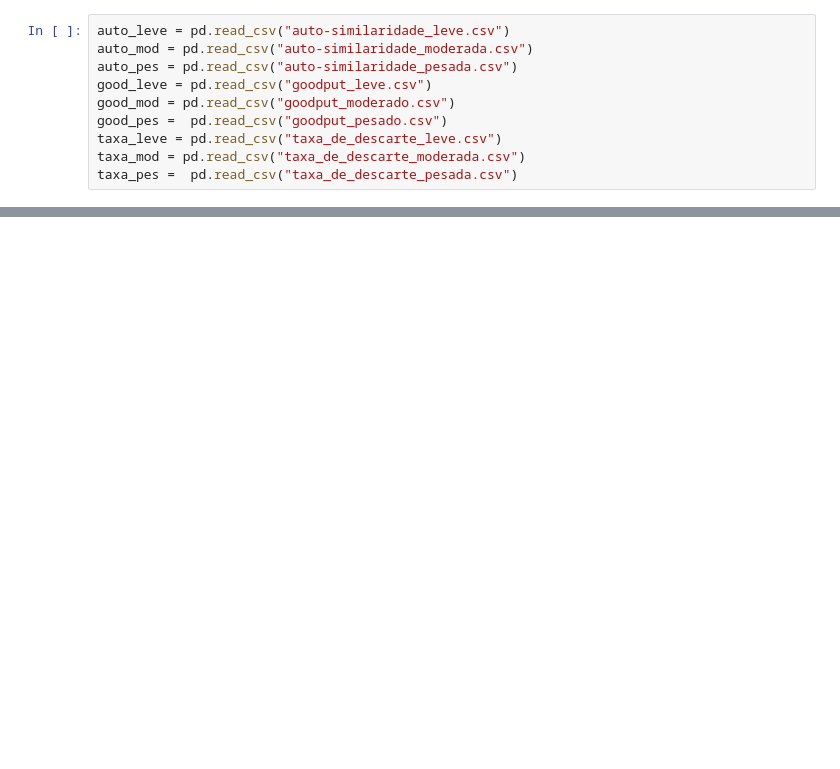
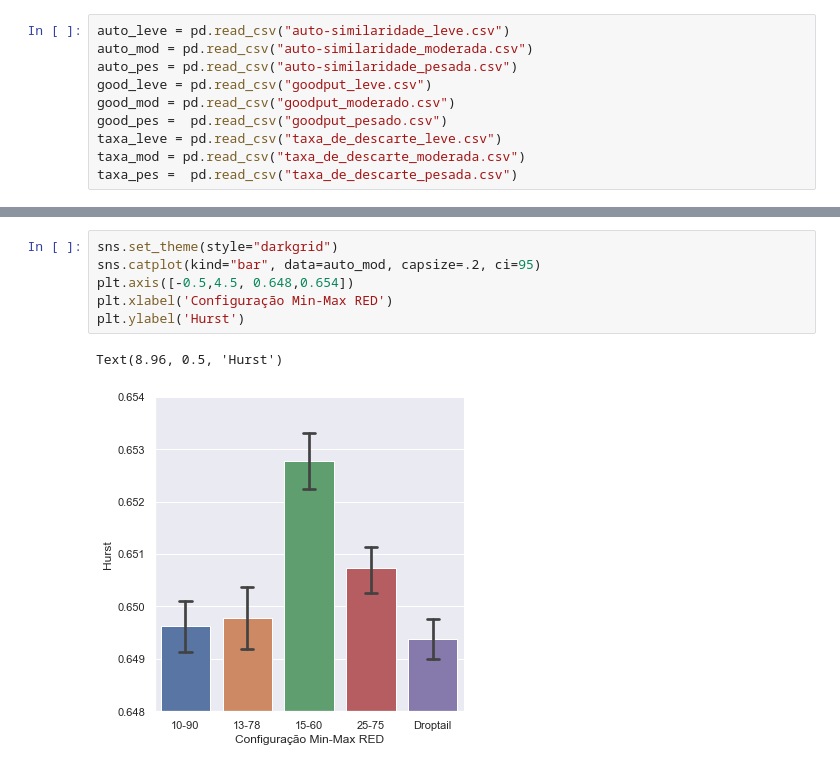
Before and after one commit to AugustoCam95/ads_statistics, a Jupyter notebook: ads_plots.ipynb, the cells around one changed output, grey strips where cells are left out. Drawn from its saved outputs; the diff is of its cells as text; blank space fills up the shorter version.

```diff
--- a/ads_plots.ipynb
+++ b/ads_plots.ipynb
@@ -50,0 +42,9 @@ sns.distplot(auto_pes)
+# %%
+sns.set_theme(style="darkgrid")
+sns.catplot(kind="bar", data=auto_mod, capsize=.2, ci=95)
+plt.axis([-0.5,4.5, 0.648,0.654])
+plt.xlabel('Configuração Min-Max RED')
+plt.ylabel('Hurst')
+# %% [output]
+Text(8.96, 0.5, 'Hurst')
+[figure, added]
```
Also changed, not shown: parts of 13 cells of this notebook.
